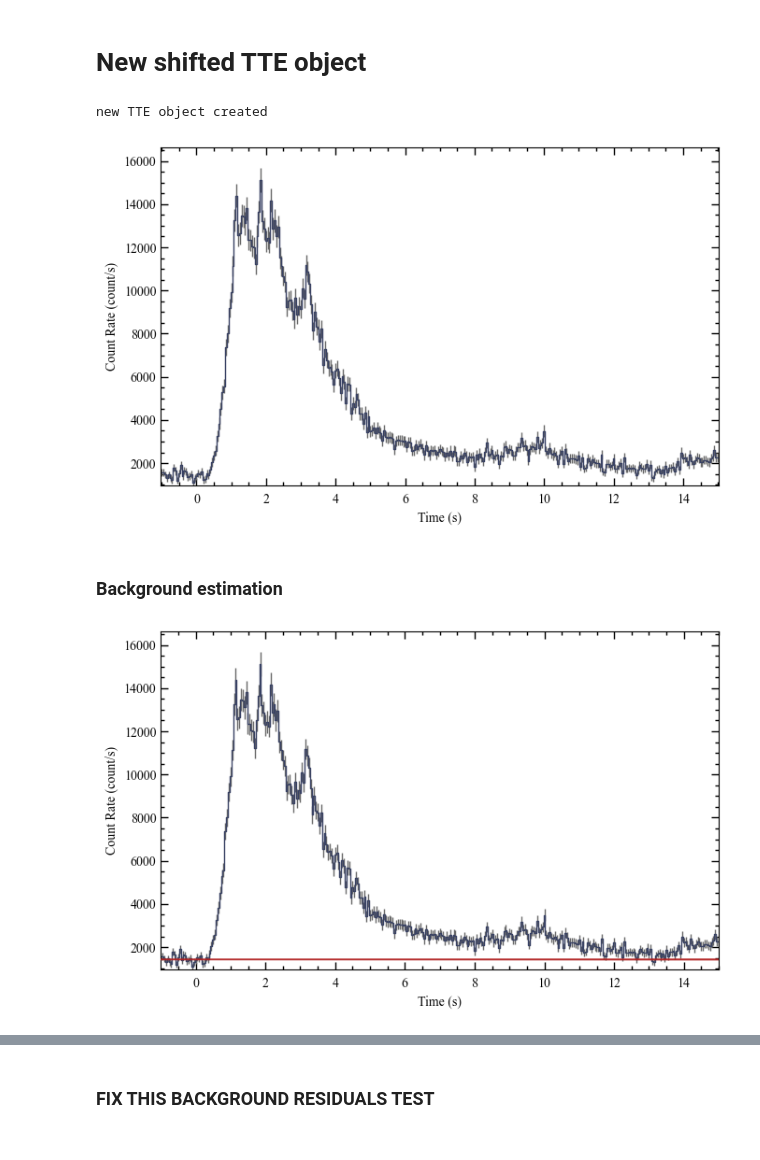
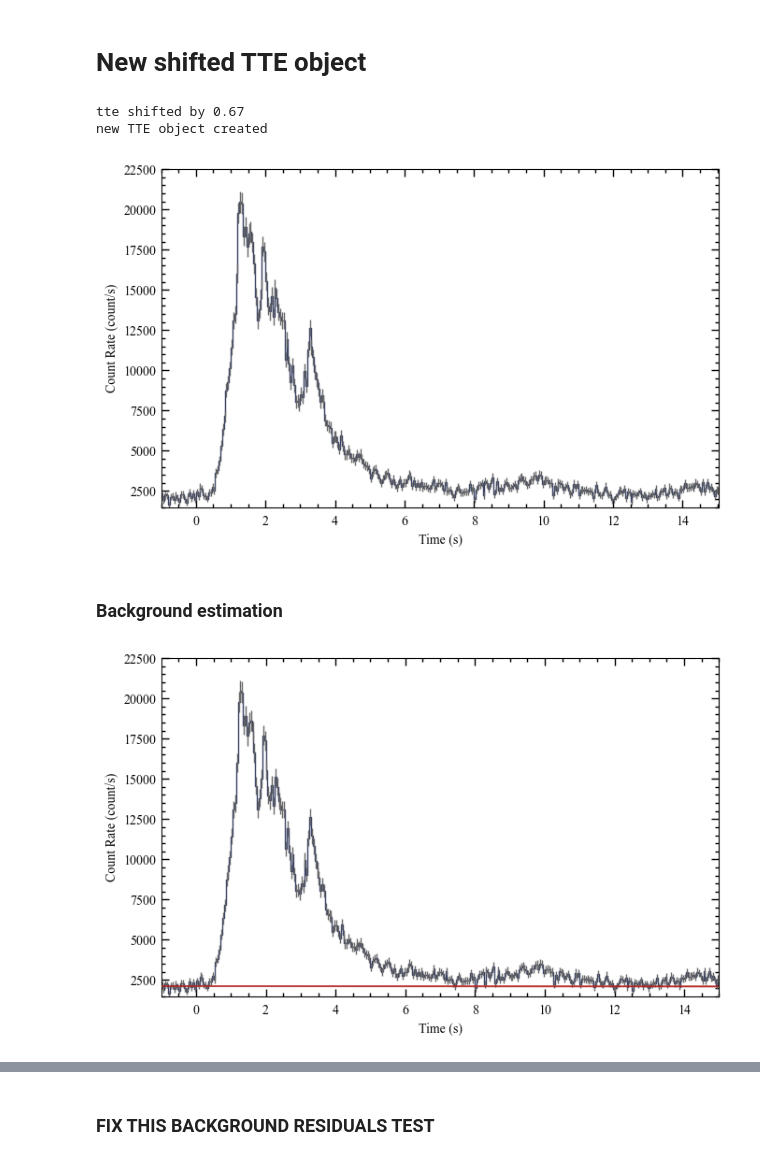
Before and after one commit to AndreasRamsli/GRB, a Jupyter notebook: xspec/FERMI/GRB210619B/GRB210619B_extract_files.ipynb, the cells around one changed output, grey strips where cells are left out. Drawn from its saved outputs; the diff is of its cells as text; code cells hidden in the pictures.

```diff
--- a/xspec/FERMI/GRB210619B/GRB210619B_extract_files.ipynb
+++ b/xspec/FERMI/GRB210619B/GRB210619B_extract_files.ipynb
@@ -622,23 +624,22 @@ lcplot.xlim = (0,5)
 # %% [markdown]
 # New shifted TTE object
 # %%
-#tlagg = crossCorrolate(tus_F=tte.data.time,kw_filename="GRB210619B_16ms.txt",binsize=bint,
-#                      detector="NaI",plotting=False)
-erange = (8,1e3)
+erange = (150,4e4)
 binsize=0.05
-newTTE = createNewTTE(oldTTEObj=tte,tlagg=tlagg,
+newTTE = createNewTTE(oldTTEObj=tte,tlagg=0.67,
                       binsize=0.05,
                       unit=unit,
                       obj=GRB_id,
                       grb_ra=grb_ra,
                       grb_dec=grb_dec)
 
 phaii = newTTE.to_phaii(bin_by_time,binsize)
 lcdata = phaii.to_lightcurve(time_range=(-1,15),energy_range=erange)
 lc = Lightcurve(data=lcdata)
 # %% [output]
+tte shifted by 0.67
 new TTE object created
-[figure, old version]
+[figure, new version]
 # %% [markdown]
 ### Background estimation
 # %%
@@ -655,7 +656,7 @@ lcplot = Lightcurve(data=lcdata, background=lc_bkgd)
 view_range = (-1, 15)
 lcplot.xlim = view_range
 # %% [output]
-[figure, old version]
+[figure, new version]
 # %%
 # Ok, the fit is done, but how do we know if it is a good fit?  You can return the fit statistic and degrees-of-freedom (DoF) for each energy channel fit, and try to figure out if it's a good fit based on that (Note: not always the best way to go).
 backfitter.statistic/backfitter.dof
```
Also changed, not shown: parts of 4 cells of this notebook, 54 other files.
